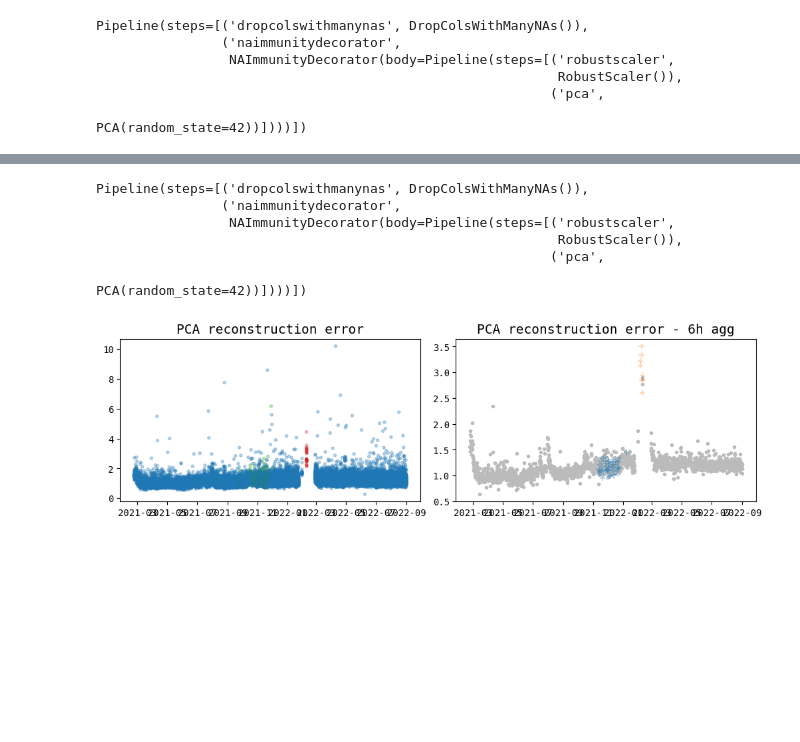
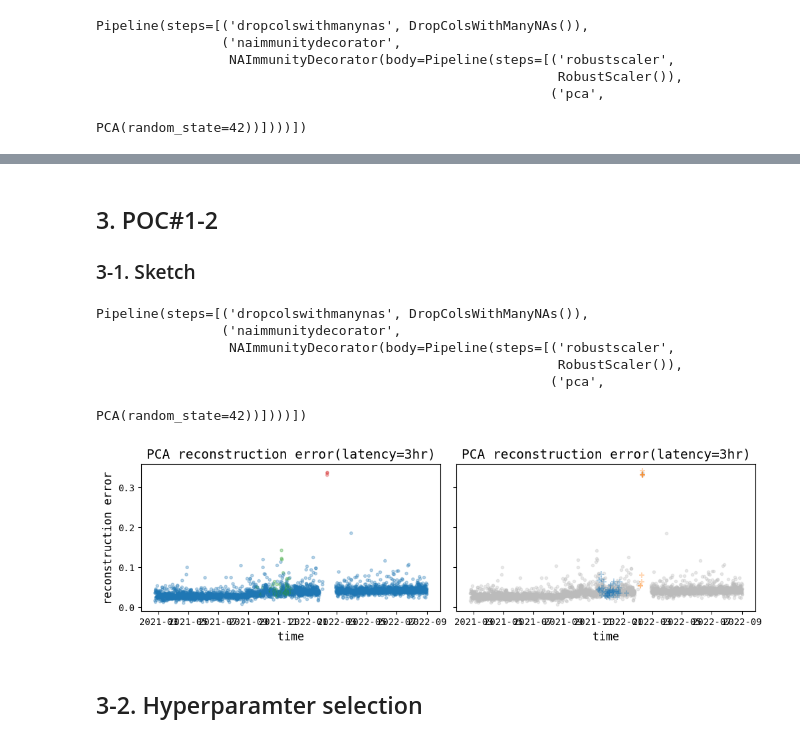
Before and after one commit to sinwall/CVD_anomaly_detection, a Jupyter notebook: PCA/PCA_pipeline.ipynb, the cells around one changed output, grey strips where cells are left out. Drawn from its saved outputs; the diff is of its cells as text; code cells hidden in the pictures; blank space fills up the shorter version.

Commit message:
updated hyperparameter selection

```diff
--- a/PCA/PCA_pipeline.ipynb
+++ b/PCA/PCA_pipeline.ipynb
@@ -10,7 +10,10 @@ from src.utils import load_extracted_data
 import numpy as np
 import pandas as pd
 import matplotlib.pyplot as plt
-plt.rcParams['font.family'] = 'DejaVu Sans Mono'
+
+# sys.path.append(os.path.abspath('../.private/'))
+# if 'my_mpl_styler.py' in os.listdir('../.private/'):
+#     import my_mpl_styler
 # %%
 from sklearn.preprocessing import RobustScaler
 from sklearn.decomposition import PCA
@@ -175,3 +246,6 @@ plt.show(); plt.close()
+# %% [markdown]
+## 3. POC#1-2
+### 3-1. Sketch
 # %%
 extracted_df = load_extracted_data('../../input/CVD_anomaly_detection/machine2.npz')
 stepwise = extract_stepwise_statistics(extracted_df)
@@ -203,43 +277,53 @@ Pipeline(steps=[('dropcolswithmanynas', DropColsWithManyNAs()),
                                                           ('pca',
                                                            PCA(random_state=42))])))])
 # %%
-codim = 150
+codim = 42
 
 recon_err = np.linalg.norm(model.transform(X)[:, -codim:], axis=-1)
-
-
-fig, axs = plt.subplots(ncols=2, figsize=(10, 3), layout='constrained')
+latency = '3h'
+t_ceil = time.dt.ceil(latency)
+fig, axs = plt.subplots(ncols=2, figsize=(10, 3), sharex=True, sharey=True, layout='constrained')
 
 ax = axs[0]
+# ax.scatter(
+#     time[mask_non_test], recon_err[mask_non_test], c=ds_assign[mask_non_test],
+#     cmap='tab10', vmin=0, vmax=9, alpha=0.3,
+#     marker='.',
+# )
 ax.scatter(
-    time[mask_non_test], recon_err[mask_non_test], c=ds_assign[mask_non_test],
+    aggregate_by_time(time[mask_non_test], t_ceil[mask_non_test], 'max'),
+    aggregate_by_time(recon_err[mask_non_test], t_ceil[mask_non_test], 'mean'),
+    c=aggregate_by_time(ds_assign[mask_non_test], t_ceil[mask_non_test], 'max'),
     cmap='tab10', vmin=0, vmax=9, alpha=0.3,
     marker='.',
 )
-ax.set_title('PCA reconstruction error', fontsize=14)
+ax.set_xlabel('time', fontsize=12)
+ax.set_ylabel('reconstruction error', fontsize=12)
+ax.set_title('PCA reconstruction error(latency=3hr)', fontsize=14)
 
-latency = '6h'
-t_ceil = time.dt.ceil(latency)
 ax = axs[1]
 
 ax.scatter(
     aggregate_by_time(time[mask_non_test], t_ceil[mask_non_test], 'max'),
     aggregate_by_time(recon_err[mask_non_test], t_ceil[mask_non_test], 'mean'),
     c='#bbbbbb',
     # c=aggregate_by_time(ds_assign[mask_non_test], t_ceil[mask_non_test], 'max'),
-    # cmap='tab10', vmin=0, vmax=9, alpha=0.3,
+    # cmap='tab10', vmin=0, vmax=9
+    alpha=0.3,
     marker='.',
 )
 ax.scatter(
     aggregate_by_time(time[mask_test], t_ceil[mask_test], 'max'),
     aggregate_by_time(recon_err[mask_test], t_ceil[mask_test], 'mean'),
     c=aggregate_by_time(ds_assign[mask_test], t_ceil[mask_test], 'max'),
     cmap='tab10', vmin=4, vmax=13, alpha=0.3,
     marker='+',
 )
-# ax.axhline(y=0.3, xmin=0, xmax=1, color='k', linestyle='--')
-ax.set_title('PCA reconstruction error - 6h agg', fontsize=14)
+ax.set_xlabel('time', fontsize=12)
+ax.set_title('PCA reconstruction error(latency=3hr)', fontsize=14)
 
 plt.show(); plt.close()
 # %% [output]
-[figure, old version]
+[figure, new version]
+# %% [markdown]
+## 3-2. Hyperparamter selection
```
Also changed, not shown: parts of 10 cells of this notebook.
